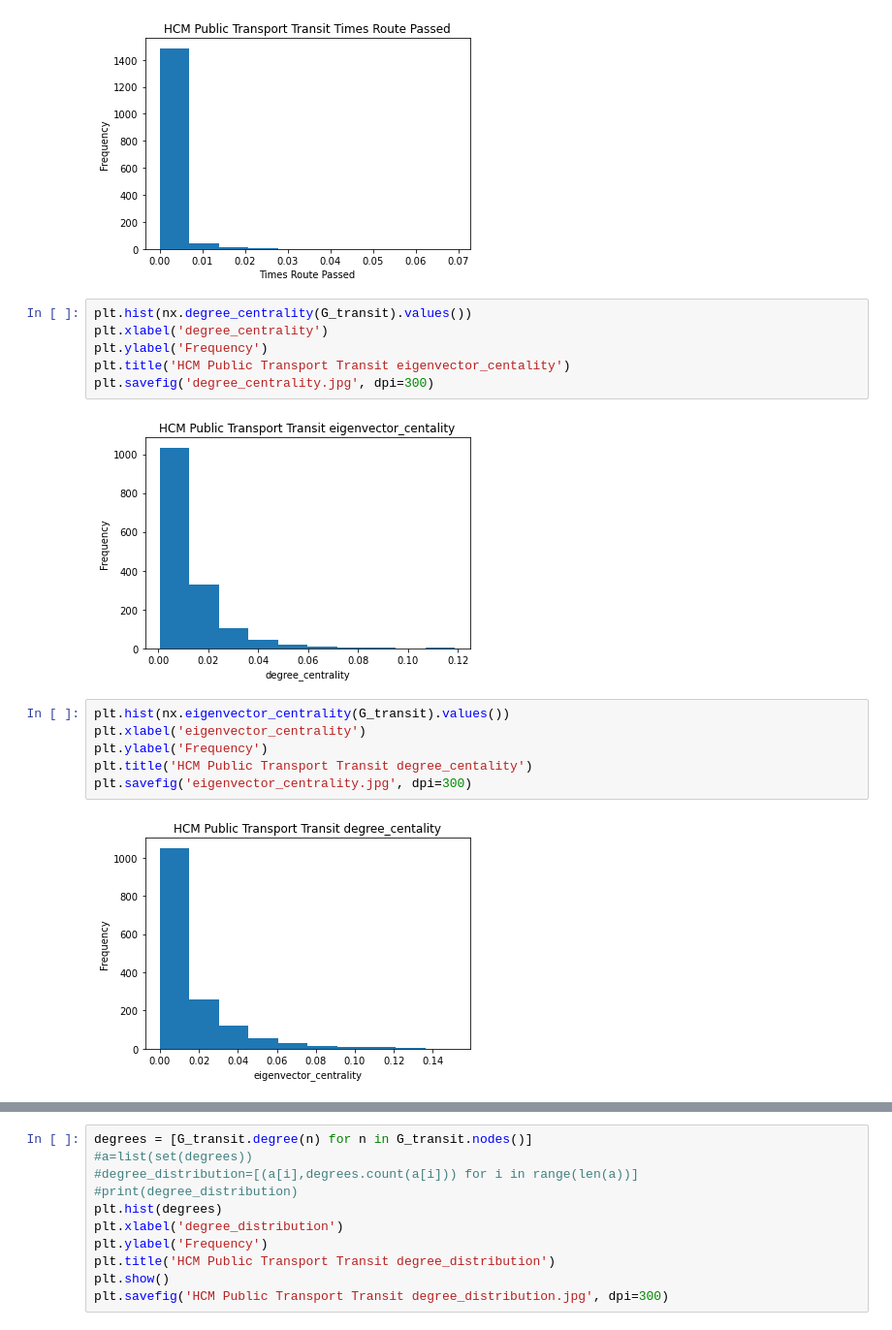
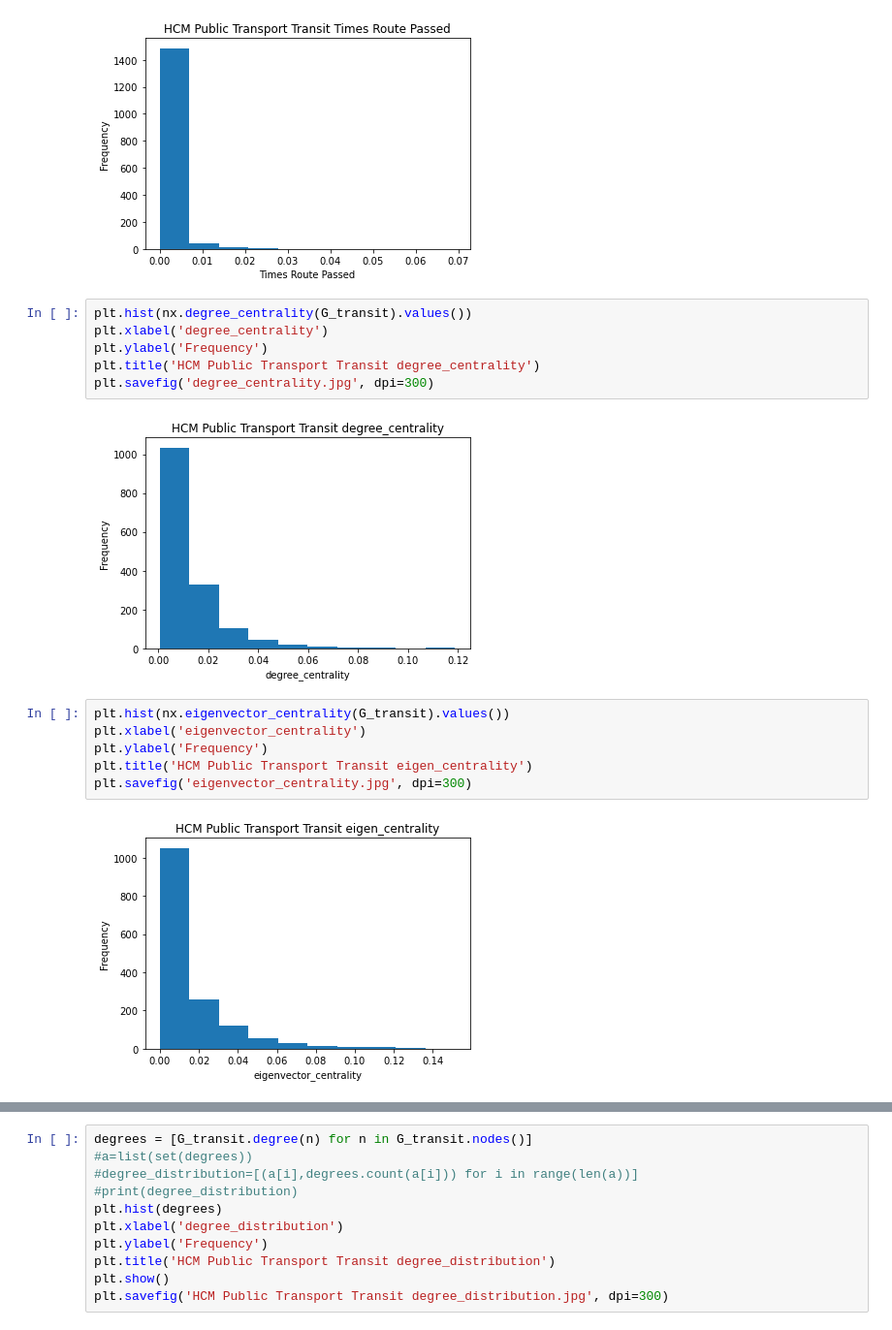
Before and after one commit to Huy-LichHoang/SNA2002, a Jupyter notebook: analysis.ipynb, the cells around one changed output, grey strips where cells are left out. Shown: that part at 97% size. Drawn from its saved outputs; the diff is of its cells as text.

```diff
--- a/analysis.ipynb
+++ b/analysis.ipynb
@@ -211,19 +211,19 @@ plt.savefig('betweeness_centrality.jpg', dpi=300)
 # %%
 plt.hist(nx.degree_centrality(G_transit).values())
 plt.xlabel('degree_centrality')
 plt.ylabel('Frequency')
-plt.title('HCM Public Transport Transit eigenvector_centality')
+plt.title('HCM Public Transport Transit degree_centrality')
 plt.savefig('degree_centrality.jpg', dpi=300)
 # %% [output]
-[figure, old version]
+[figure, new version]
 # %%
 plt.hist(nx.eigenvector_centrality(G_transit).values())
 plt.xlabel('eigenvector_centrality')
 plt.ylabel('Frequency')
-plt.title('HCM Public Transport Transit degree_centality')
+plt.title('HCM Public Transport Transit eigen_centrality')
 plt.savefig('eigenvector_centrality.jpg', dpi=300)
 # %% [output]
-[figure, old version]
+[figure, new version]
 # %%
 plt.hist(nx.load_centrality(G_transit).values())
 plt.xlabel('load_centrality')
```
Also changed, not shown: parts of 9 cells of this notebook, 6 other files.
